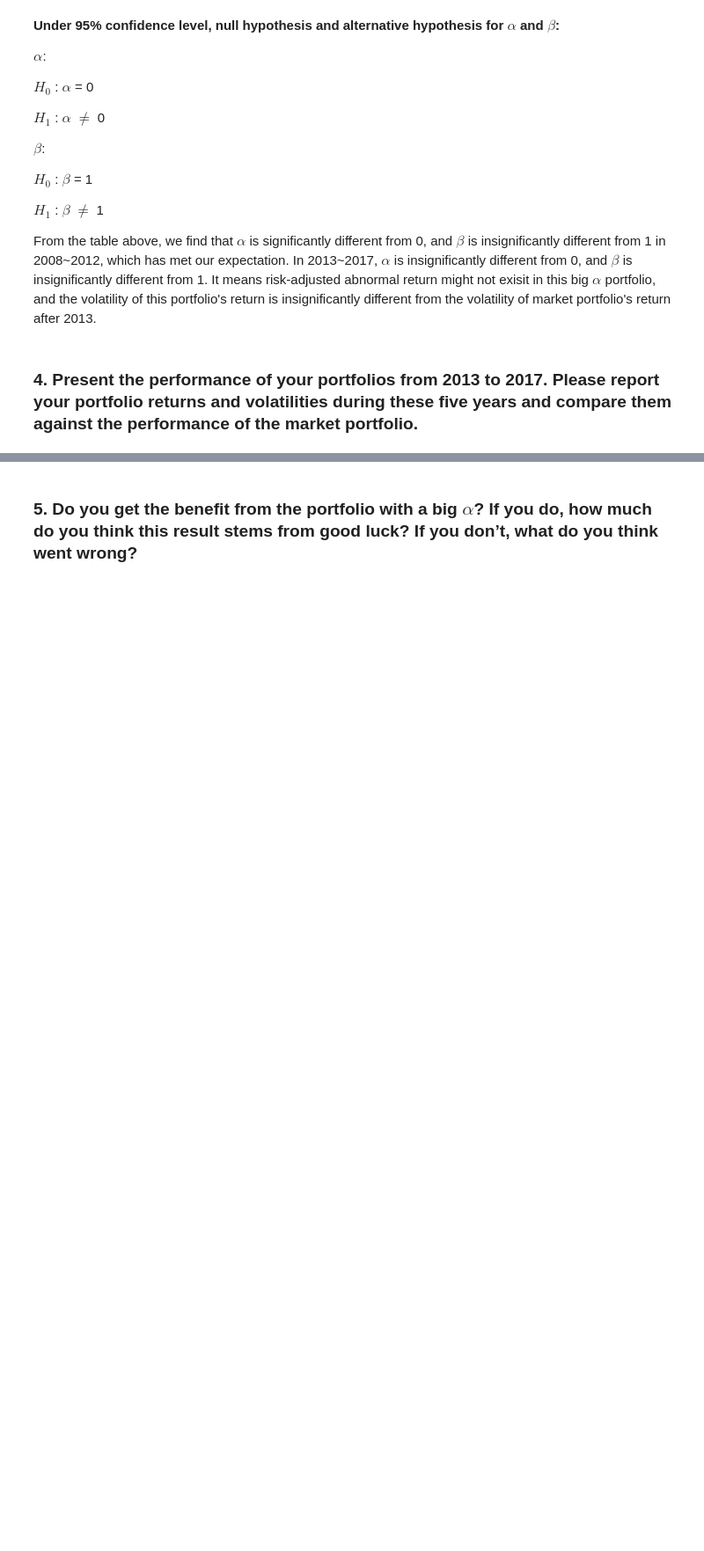
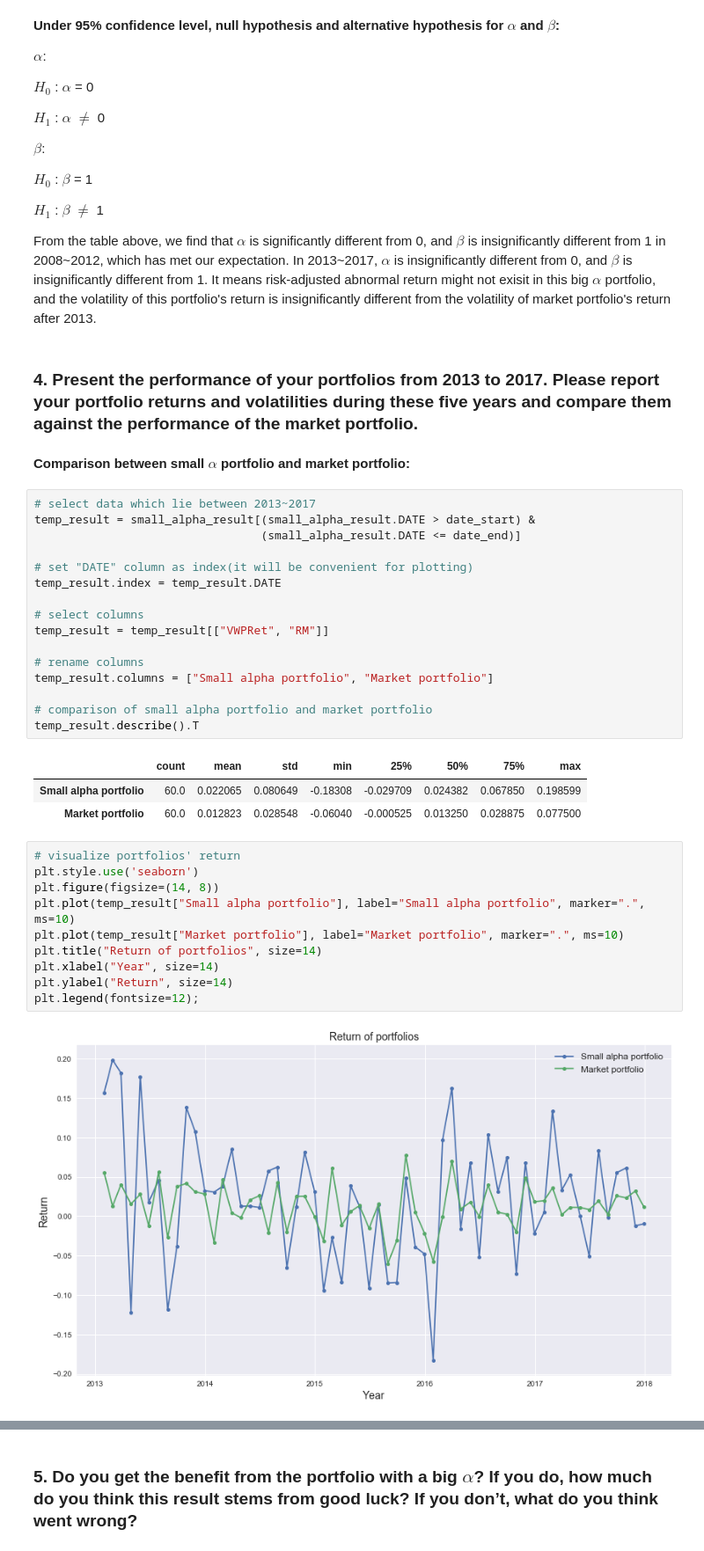
Before and after one commit to Andy-Liu66/2018NCCU-Econometrics, a Jupyter notebook: Homework 1/Homework 1.ipynb, the cells around one changed output, grey strips where cells are left out. Shown at 88% size. Cells and saved outputs as stored; diff of their text form; blank space fills up the shorter version.

```diff
--- a/Homework 1/Homework 1.ipynb
+++ b/Homework 1/Homework 1.ipynb
@@ -545,3 +550,37 @@ ${H_1}$ : $\beta$ $\neq$ 1
 From the table above, we find that $\alpha$ is significantly different from 0, and $\beta$ is insignificantly different from 1 in 2008~2012, which has met our expectation. In 2013~2017, $\alpha$ is insignificantly different from 0, and $\beta$ is insignificantly different from 1. It means risk-adjusted abnormal return might not exisit in this big $\alpha$ portfolio, and the volatility of this portfolio's return is insignificantly different from the volatility of market portfolio's return after 2013.
 # %% [markdown]
 ### 4. Present the performance of your portfolios from 2013 to 2017. Please report your portfolio returns and volatilities during these five years and compare them against the performance of the market portfolio.
+# %% [markdown]
+**Comparison between small $\alpha$ portfolio and market portfolio:**
+# %%
+# select data which lie between 2013~2017
+temp_result = small_alpha_result[(small_alpha_result.DATE > date_start) &
+                                 (small_alpha_result.DATE <= date_end)]
+
+# set "DATE" column as index(it will be convenient for plotting)
+temp_result.index = temp_result.DATE
+
+# select columns
+temp_result = temp_result[["VWPRet", "RM"]]
+
+# rename columns
+temp_result.columns = ["Small alpha portfolio", "Market portfolio"]
+
+# comparison of small alpha portfolio and market portfolio
+temp_result.describe().T
+# %% [output]
+|  | count | mean | std | min | 25% | 50% | 75% | max |
+| Small alpha portfolio | 60.0 | 0.022065 | 0.080649 | -0.18308 | -0.029709 | 0.024382 | 0.067850 | 0.198599 |
+| Market portfolio | 60.0 | 0.012823 | 0.028548 | -0.06040 | -0.000525 | 0.013250 | 0.028875 | 0.077500 |
+# %%
+# visualize portfolios' return
+plt.style.use('seaborn')
+plt.figure(figsize=(14, 8))
+plt.plot(temp_result["Small alpha portfolio"], label="Small alpha portfolio", marker=".", ms=10)
+plt.plot(temp_result["Market portfolio"], label="Market portfolio", marker=".", ms=10)
+plt.title("Return of portfolios", size=14)
+plt.xlabel("Year", size=14)
+plt.ylabel("Return", size=14)
+plt.legend(fontsize=12);
+# %% [output]
+[figure, added]
```
Also changed, not shown: parts of 12 cells of this notebook.
